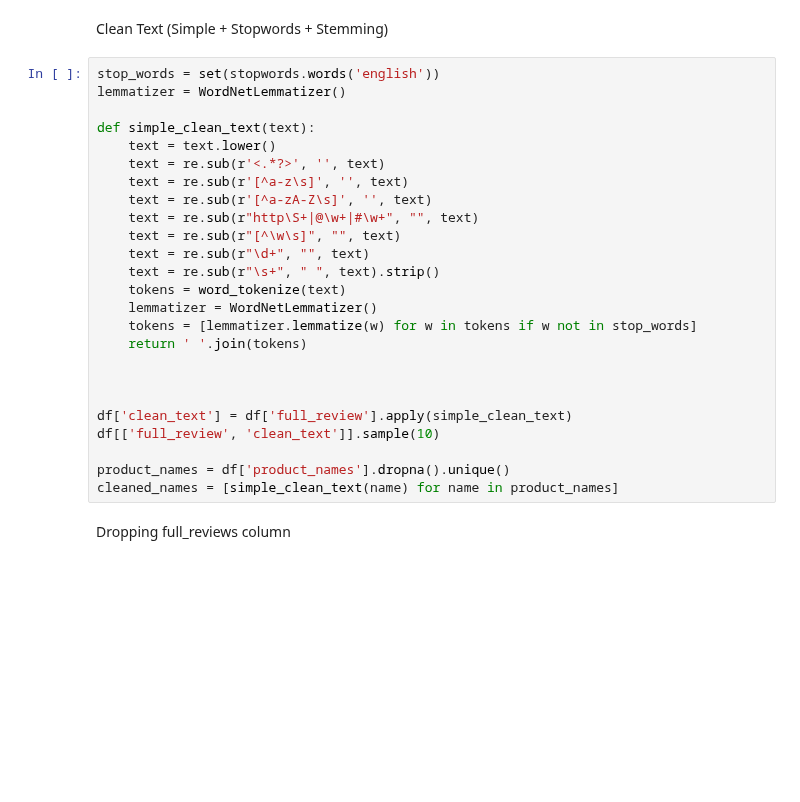
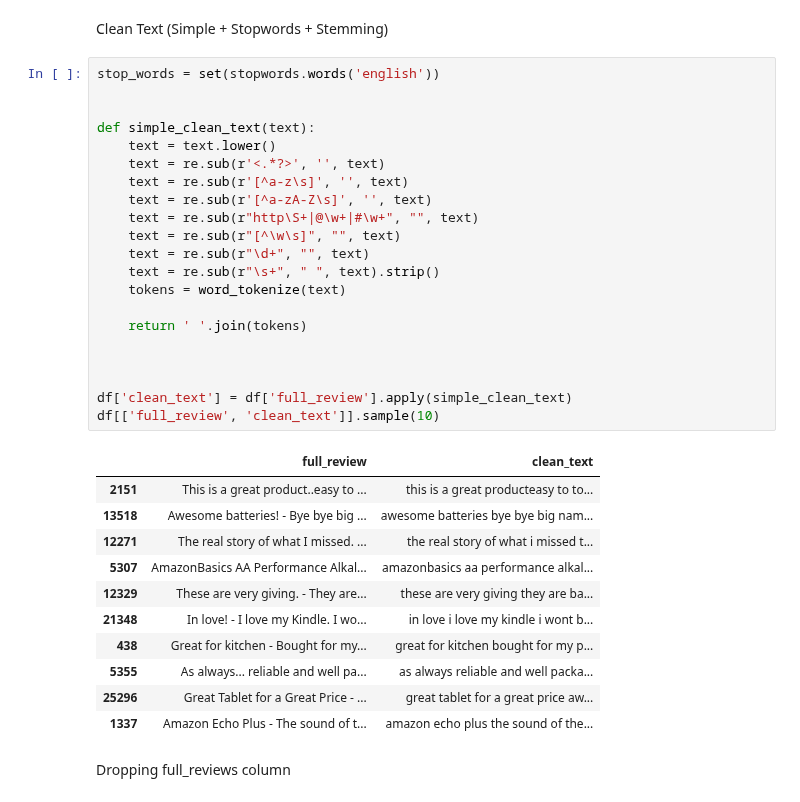
Before and after one commit to baggiyam/project-nlp-business-case-automated-customers-reviews-v2, a Jupyter notebook: data_preprocessing.ipynb, the cells around one changed output. Saved outputs shown, nothing was run; the diff lists cells and outputs as text; blank space fills up the shorter version.

Commit message:
cleanup

```diff
--- a/data_preprocessing.ipynb
+++ b/data_preprocessing.ipynb
@@ -103,29 +103,37 @@ Passing `palette` without assigning `hue` is deprecated and will be removed in v
 Clean Text (Simple + Stopwords + Stemming)
 # %%
 stop_words = set(stopwords.words('english'))
-lemmatizer = WordNetLemmatizer()
+
 
 def simple_clean_text(text):
     text = text.lower()
     text = re.sub(r'<.*?>', '', text)
     text = re.sub(r'[^a-z\s]', '', text)
     text = re.sub(r'[^a-zA-Z\s]', '', text)
     text = re.sub(r"http\S+|@\w+|#\w+", "", text)
     text = re.sub(r"[^\w\s]", "", text)
     text = re.sub(r"\d+", "", text)
     text = re.sub(r"\s+", " ", text).strip()
     tokens = word_tokenize(text)
-    lemmatizer = WordNetLemmatizer()
-    tokens = [lemmatizer.lemmatize(w) for w in tokens if w not in stop_words]
+
     return ' '.join(tokens)
 
 
 
 df['clean_text'] = df['full_review'].apply(simple_clean_text)
 df[['full_review', 'clean_text']].sample(10)
-
-product_names = df['product_names'].dropna().unique()
-cleaned_names = [simple_clean_text(name) for name in product_names]
+# %% [output]
+|  | full_review | clean_text |
+| 2151 | This is a great product..easy to ... | this is a great producteasy to to... |
+| 13518 | Awesome batteries! - Bye bye big ... | awesome batteries bye bye big nam... |
+| 12271 | The real story of what I missed. ... | the real story of what i missed t... |
+| 5307 | AmazonBasics AA Performance Alkal... | amazonbasics aa performance alkal... |
+| 12329 | These are very giving. - They are... | these are very giving they are ba... |
+| 21348 | In love! - I love my Kindle. I wo... | in love i love my kindle i wont b... |
+| 438 | Great for kitchen - Bought for my... | great for kitchen bought for my p... |
+| 5355 | As always... reliable and well pa... | as always reliable and well packa... |
+| 25296 | Great Tablet for a Great Price - ... | great tablet for a great price aw... |
+| 1337 | Amazon Echo Plus - The sound of t... | amazon echo plus the sound of the... |
 # %% [markdown]
 Dropping full_reviews column
 # %%
```
Also changed, not shown: parts of 5 cells of this notebook, 3 other files.
